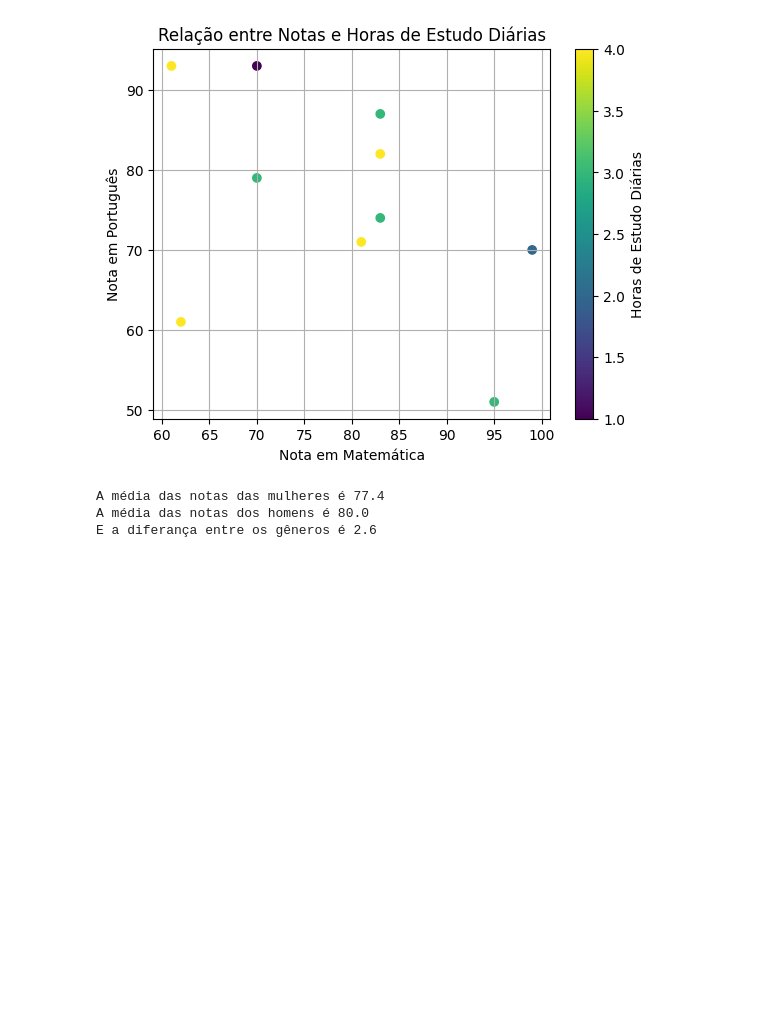
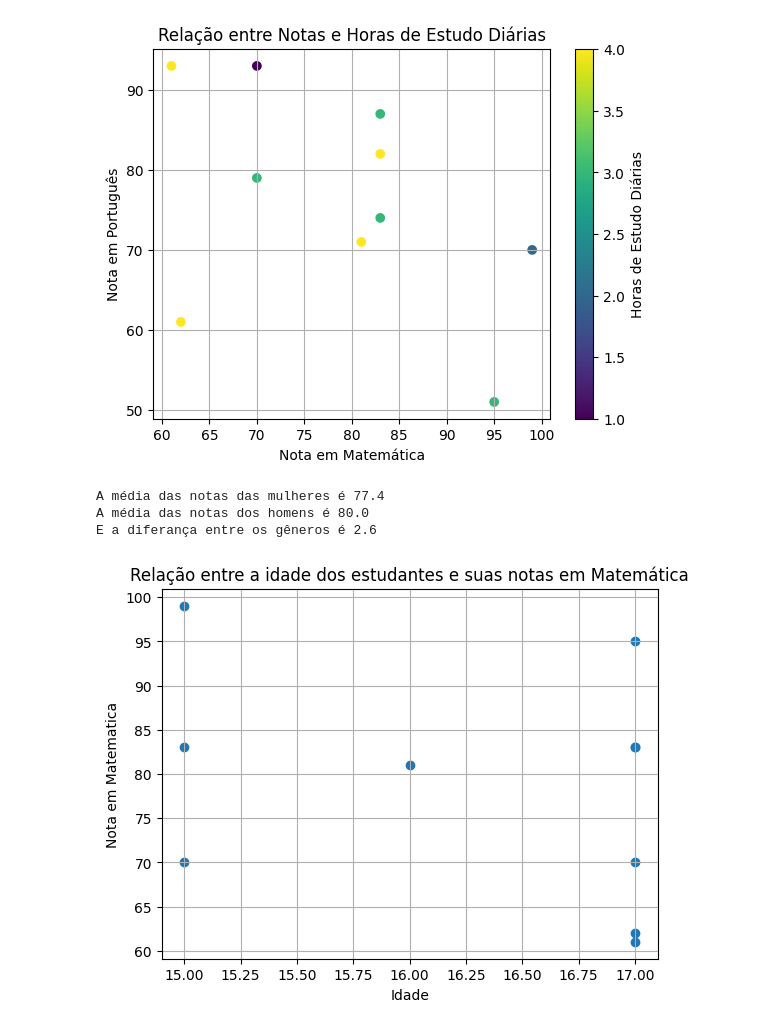
Before and after one commit to 1caue/Pandas, a Jupyter notebook: Exercises/Untitled.ipynb, the cells around one changed output. Saved outputs shown, nothing was run; the diff lists cells and outputs as text; code cells hidden in the pictures; blank space fills up the shorter version.

```diff
--- a/Exercises/Untitled.ipynb
+++ b/Exercises/Untitled.ipynb
@@ -285,3 +285,15 @@ print(f'E a diferança entre os gêneros é {mean:.1f}')
 A média das notas das mulheres é 77.4
 A média das notas dos homens é 80.0
 E a diferança entre os gêneros é 2.6
+# %%
+# Crie um gráfico de dispersão para visualizar a relação entre a idade dos estudantes e suas notas em Matemática.
+
+search = data[['Idade', 'Nota_Matematica']]
+plt.scatter(search['Idade'], search['Nota_Matematica'], alpha=1)
+plt.xlabel('Idade')
+plt.ylabel('Nota em Matematica')
+plt.title('Relação entre a idade dos estudantes e suas notas em Matemática')
+plt.grid(True)
+plt.show()
+# %% [output]
+[figure, added]
```
Also changed, not shown: parts of 3 cells of this notebook.
